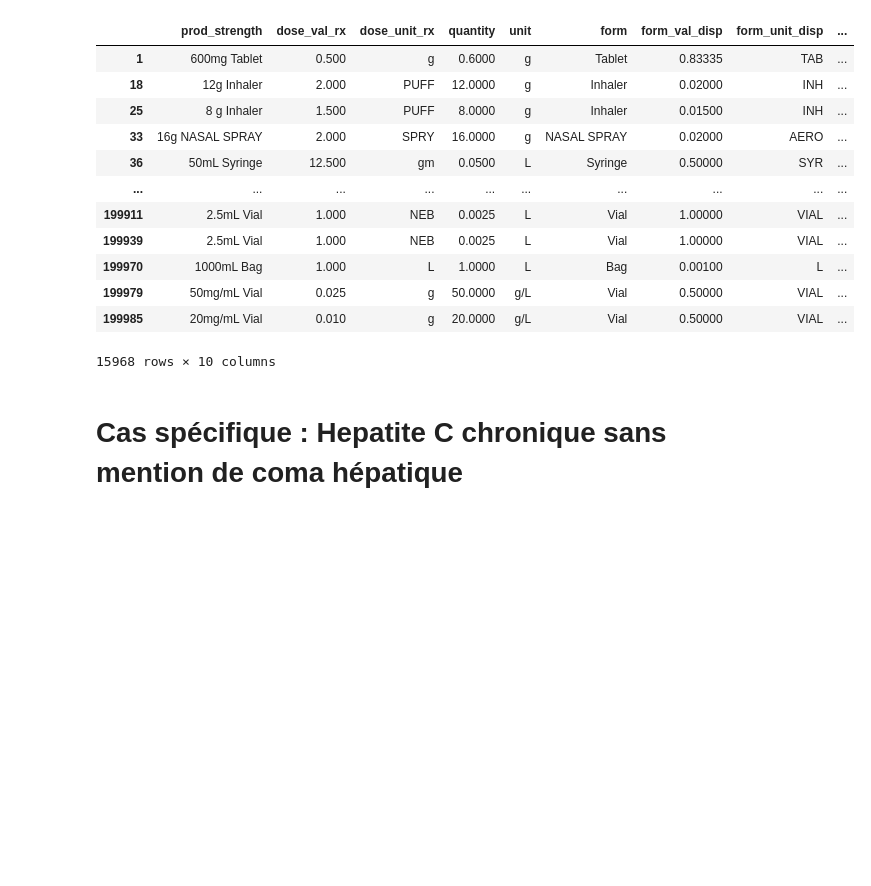
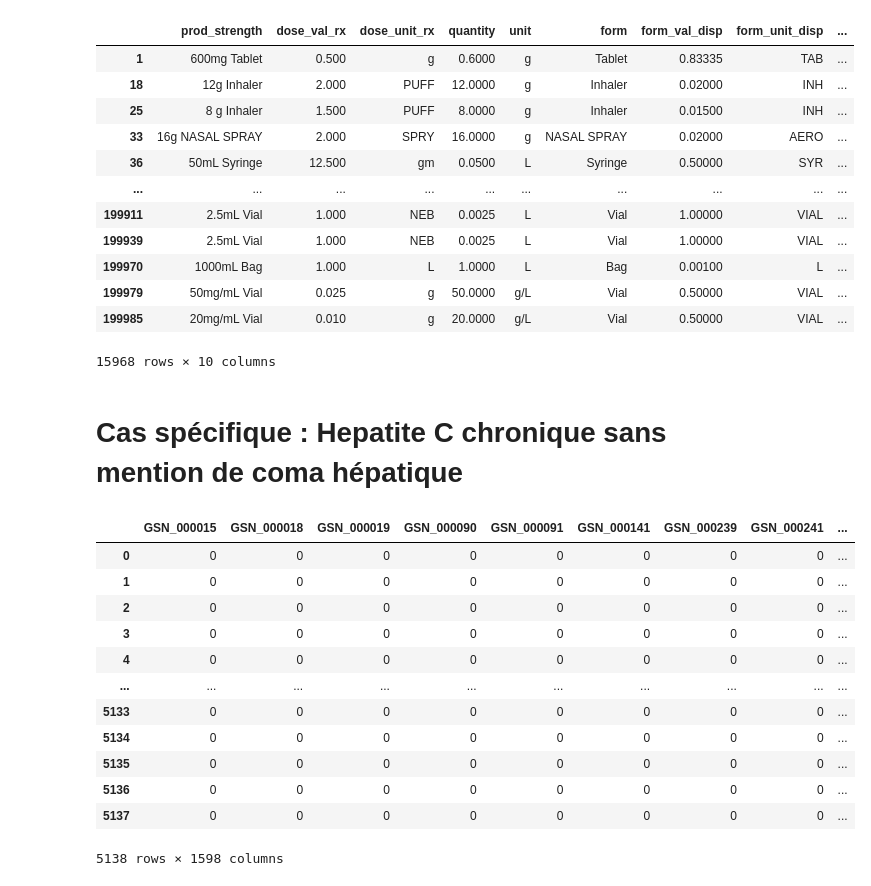
Before and after one commit to JulesVoyer/PDI, a Jupyter notebook: Traitement.ipynb, the cells around one changed output. Saved outputs shown, nothing was run; the diff lists cells and outputs as text; code cells hidden in the pictures; blank space fills up the shorter version.

```diff
--- a/Traitement.ipynb
+++ b/Traitement.ipynb
@@ -281,6 +282,22 @@ big_dataset = pd.concat([dataset, generate_mistakes(dataset)], ignore_index=True
 #shuffle the dataset
 
 big_dataset = big_dataset.sample(frac=1).reset_index(drop=True)
+# %%
+dataset
+# %% [output]
+|  | GSN_000015 | GSN_000018 | GSN_000019 | GSN_000090 | GSN_000091 | GSN_000141 | GSN_000239 | GSN_000241 | ... |
+| 0 | 0 | 0 | 0 | 0 | 0 | 0 | 0 | 0 | ... |
+| 1 | 0 | 0 | 0 | 0 | 0 | 0 | 0 | 0 | ... |
+| 2 | 0 | 0 | 0 | 0 | 0 | 0 | 0 | 0 | ... |
+| 3 | 0 | 0 | 0 | 0 | 0 | 0 | 0 | 0 | ... |
+| 4 | 0 | 0 | 0 | 0 | 0 | 0 | 0 | 0 | ... |
+| ... | ... | ... | ... | ... | ... | ... | ... | ... | ... |
+| 5133 | 0 | 0 | 0 | 0 | 0 | 0 | 0 | 0 | ... |
+| 5134 | 0 | 0 | 0 | 0 | 0 | 0 | 0 | 0 | ... |
+| 5135 | 0 | 0 | 0 | 0 | 0 | 0 | 0 | 0 | ... |
+| 5136 | 0 | 0 | 0 | 0 | 0 | 0 | 0 | 0 | ... |
+| 5137 | 0 | 0 | 0 | 0 | 0 | 0 | 0 | 0 | ... |
+5138 rows × 1598 columns
 # %%
 train, test = big_dataset[:int(len(big_dataset)*0.7)], big_dataset[int(len(big_dataset)*0.7):]
 # %%
```
Also changed, not shown: parts of 6 cells of this notebook.
